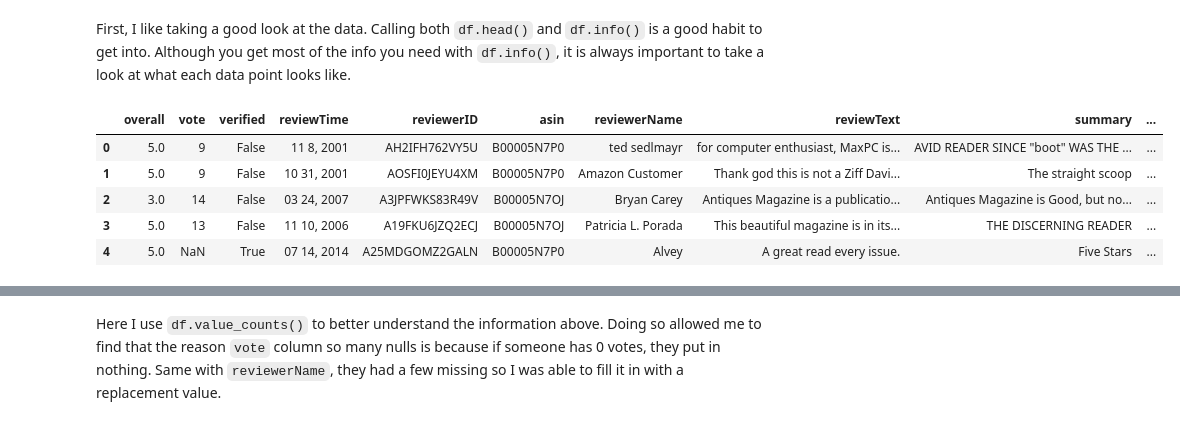
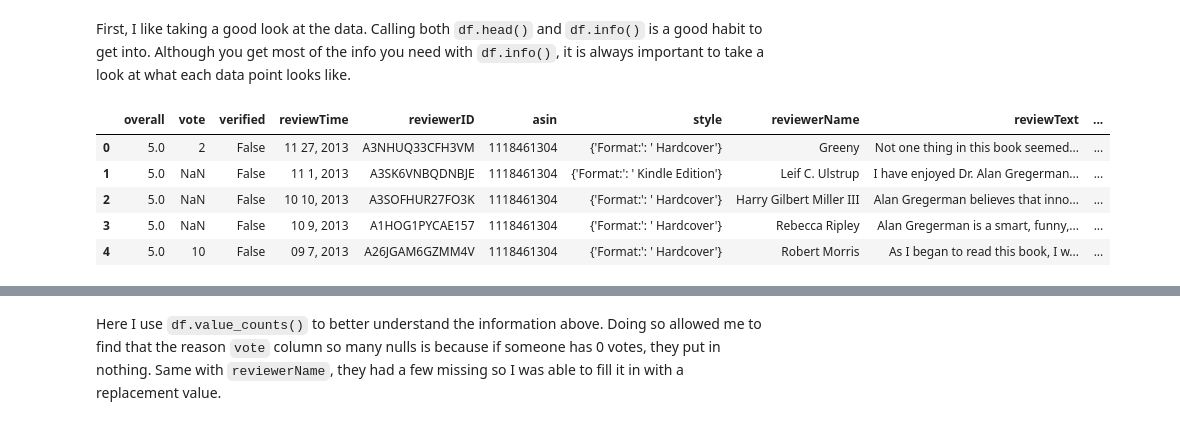
Before and after one commit to Zealfire243/Amazon_review_NLP, a Jupyter notebook: MaidenVoyage.ipynb, the cells around one changed output, grey strips where cells are left out. Drawn from its saved outputs; the diff is of its cells as text; code cells hidden in the pictures.

```diff
--- a/MaidenVoyage.ipynb
+++ b/MaidenVoyage.ipynb
@@ -93,12 +92,12 @@ def process_data(data):
 # %% [markdown]
 First, I like taking a good look at the data. Calling both `df.head()` and `df.info()` is a good habit to get into. Although you get most of the info you need with `df.info()`, it is always important to take a look at what each data point looks like.
 # %%
-df = getDF('Magazine_Subscriptions.json.gz')
+df = getDF('Appliances.json.gz')
 df.head()
 # %% [output]
-|  | overall | vote | verified | reviewTime | reviewerID | asin | reviewerName | reviewText | summary | ... |
-| 0 | 5.0 | 9 | False | 11 8, 2001 | AH2IFH762VY5U | B00005N7P0 | ted sedlmayr | for computer enthusiast, MaxPC is... | AVID READER SINCE "boot" WAS THE ... | ... |
-| 1 | 5.0 | 9 | False | 10 31, 2001 | AOSFI0JEYU4XM | B00005N7P0 | Amazon Customer | Thank god this is not a Ziff Davi... | The straight scoop | ... |
-| 2 | 3.0 | 14 | False | 03 24, 2007 | A3JPFWKS83R49V | B00005N7OJ | Bryan Carey | Antiques Magazine is a publicatio... | Antiques Magazine is Good, but no... | ... |
-| 3 | 5.0 | 13 | False | 11 10, 2006 | A19FKU6JZQ2ECJ | B00005N7OJ | Patricia L. Porada | This beautiful magazine is in its... | THE DISCERNING READER | ... |
-| 4 | 5.0 | NaN | True | 07 14, 2014 | A25MDGOMZ2GALN | B00005N7P0 | Alvey | A great read every issue. | Five Stars | ... |
+|  | overall | vote | verified | reviewTime | reviewerID | asin | style | reviewerName | reviewText | ... |
+| 0 | 5.0 | 2 | False | 11 27, 2013 | A3NHUQ33CFH3VM | 1118461304 | {'Format:': ' Hardcover'} | Greeny | Not one thing in this book seemed... | ... |
+| 1 | 5.0 | NaN | False | 11 1, 2013 | A3SK6VNBQDNBJE | 1118461304 | {'Format:': ' Kindle Edition'} | Leif C. Ulstrup | I have enjoyed Dr. Alan Gregerman... | ... |
+| 2 | 5.0 | NaN | False | 10 10, 2013 | A3SOFHUR27FO3K | 1118461304 | {'Format:': ' Hardcover'} | Harry Gilbert Miller III | Alan Gregerman believes that inno... | ... |
+| 3 | 5.0 | NaN | False | 10 9, 2013 | A1HOG1PYCAE157 | 1118461304 | {'Format:': ' Hardcover'} | Rebecca Ripley | Alan Gregerman is a smart, funny,... | ... |
+| 4 | 5.0 | 10 | False | 09 7, 2013 | A26JGAM6GZMM4V | 1118461304 | {'Format:': ' Hardcover'} | Robert Morris | As I began to read this book, I w... | ... |
```
Also changed, not shown: parts of 18 cells of this notebook, 2 other files.
